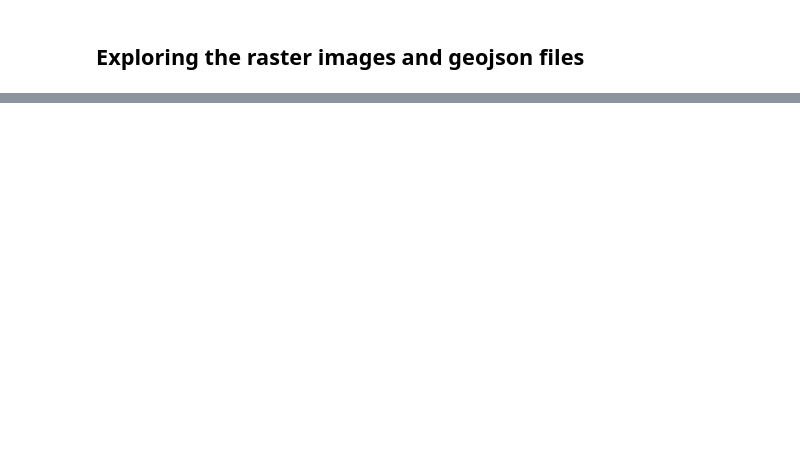
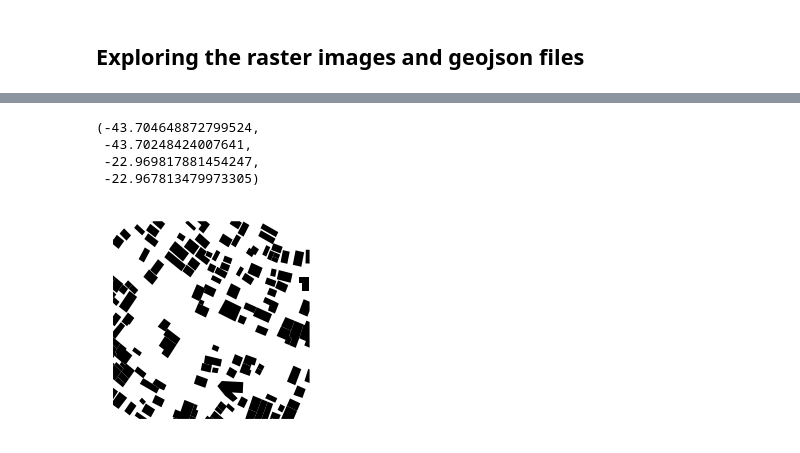
Before and after one commit to ThinkOcean-India-Research/asdi-hackathon, a Jupyter notebook: building-detection/create_masks.ipynb, the cells around one changed output, grey strips where cells are left out. Drawn from its saved outputs; the diff is of its cells as text; code cells hidden in the pictures; blank space fills up the shorter version.

```diff
--- a/building-detection/create_masks.ipynb
+++ b/building-detection/create_masks.ipynb
@@ -49,0 +50,4 @@ Shape: (406, 438, 3)
+# %%
+# geojson
+geojson_data = gpd.read_file(f'{GEOJSON_PATH}/Geo_{filename}.geojson')
+geojson_data
@@ -49,0 +68,9 @@ Shape: (406, 438, 3)
+# %%
+geojson_data.plot(color='black')
+plt.axis(False)
+# %% [output]
+(-43.704648872799524,
+ -43.70248424007641,
+ -22.969817881454247,
+ -22.967813479973305)
+[figure, added]
```
Also changed, not shown: parts of 8 cells of this notebook, 1 other file.
